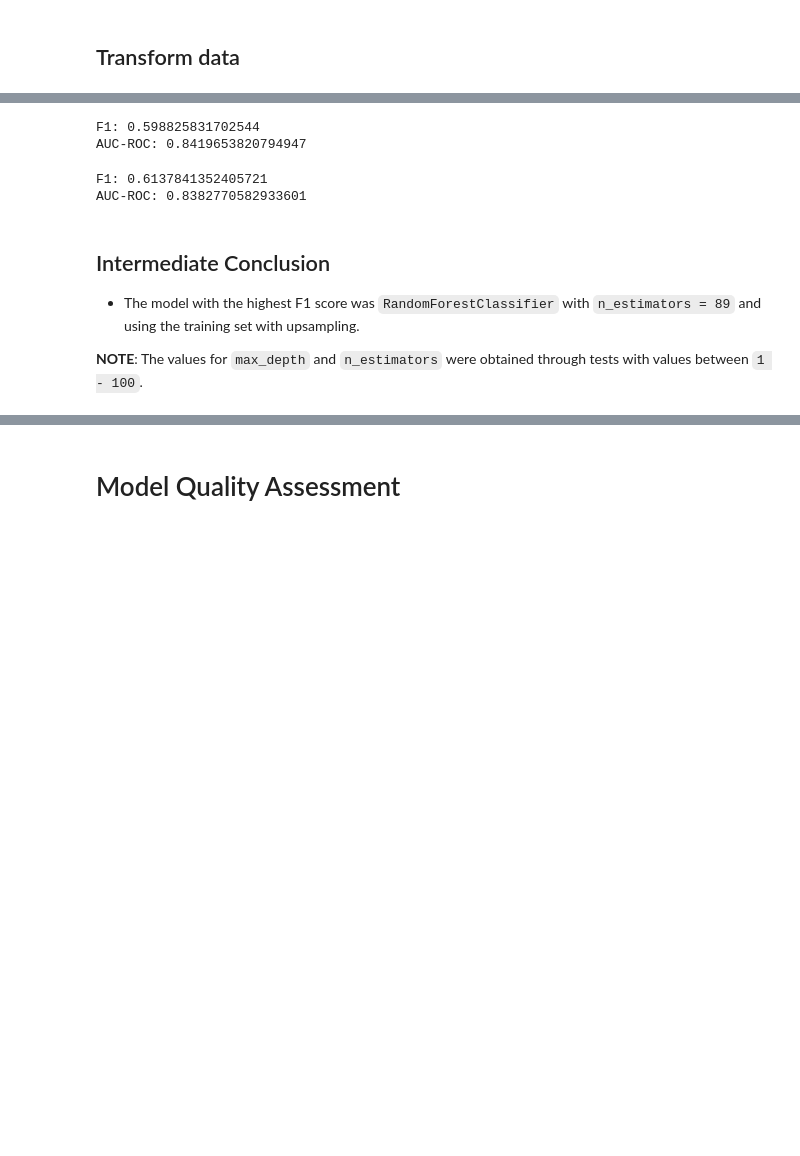
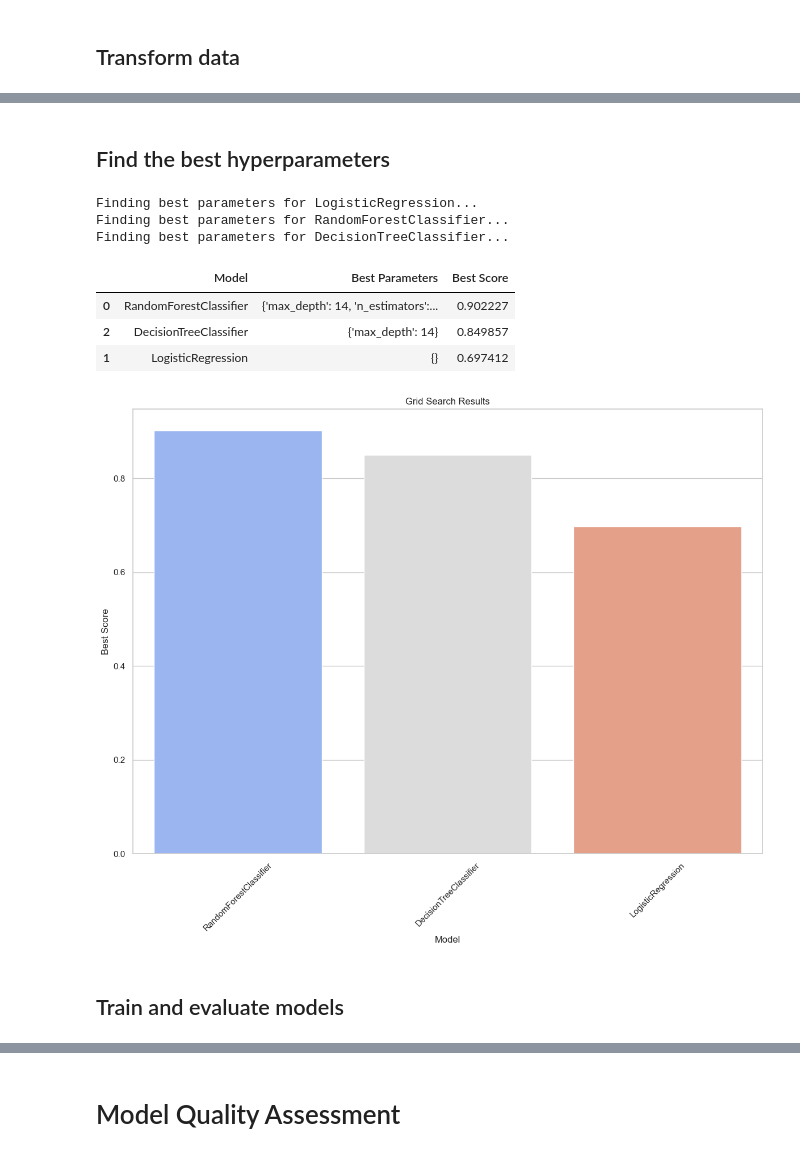
Before and after one commit to keneth4/ml_projects, a Jupyter notebook: ds/2. Customer churn prediction for a bank.ipynb, the cells around one changed output, grey strips where cells are left out. Drawn from its saved outputs; the diff is of its cells as text; code cells hidden in the pictures; blank space fills up the shorter version.

```diff
--- a/ds/2. Customer churn prediction for a bank.ipynb
+++ b/ds/2. Customer churn prediction for a bank.ipynb
@@ -348,6 +372,0 @@ AUC-ROC: 0.8241029464247908
-# %%
-# Test the Decision Tree model with the upsampled training set
-model = DecisionTreeClassifier(random_state=random_state, max_depth=best_depth)
-f1, auc_roc = train_evaluate_model(model, features_upsampled, target_upsampled, features_valid, target_valid)
-print('F1:', f1)
-print('AUC-ROC:', auc_roc)
@@ -359,25 +373,5 @@ AUC-ROC: 0.8310244134068074
-# %%
-# Test the Random Forest model with the downsampled training set
-best_est = 16
-model = RandomForestClassifier(random_state=random_state, n_estimators=best_est)
-f1, auc_roc = train_evaluate_model(model, features_downsampled, target_downsampled, features_valid, target_valid)
-print('F1:', f1)
-print('AUC-ROC:', auc_roc)
-# %% [output]
-F1: 0.598825831702544
-AUC-ROC: 0.8419653820794947
-# %%
-# Test the Random Forest model with the upsampled training set
-best_est = 89
-model = RandomForestClassifier(random_state=random_state, n_estimators=best_est)
-f1, auc_roc = train_evaluate_model(model, features_upsampled, target_upsampled, features_valid, target_valid)
-print('F1:', f1)
-print('AUC-ROC:', auc_roc)
-# %% [output]
-F1: 0.6137841352405721
-AUC-ROC: 0.8382770582933601
-# %% [markdown]
-## Intermediate Conclusion
-- The model with the highest F1 score was `RandomForestClassifier` with `n_estimators = 89` and using the training set with upsampling.
-
-**NOTE**: The values for `max_depth` and `n_estimators` were obtained through tests with values between `1 - 100`.
+# %% [markdown]
+## Find the best hyperparameters
+# %%
+# Set the scoring metric to be used for choosing the best hyperparameters
+scoring = 'f1'
@@ -383,0 +413,31 @@ AUC-ROC: 0.8382770582933601
+# %%
+# Define the models and their basic hyperparameters
+models = [
+    {
+        'model': LogisticRegression(random_state=random_state),
+        'param_grid': {}
+    },
+    {
+        'model': RandomForestClassifier(random_state=random_state),
+        'param_grid': {'n_estimators': np.arange(50, 201, 50), 'max_depth': np.arange(3, 15)}
+    },
+    {
+        'model': DecisionTreeClassifier(random_state=random_state),
+        'param_grid': {'max_depth': np.arange(3, 15)}
+    },
+]
+
+# Find the best hyperparameters for each model
+results = find_best_params(models, features_train, target_train, scoring)
+
+# Print the results
+results
+# %% [output]
+Finding best parameters for LogisticRegression...
+Finding best parameters for RandomForestClassifier...
+Finding best parameters for DecisionTreeClassifier...
+|  | Model | Best Parameters | Best Score |
+| 0 | RandomForestClassifier | {'max_depth': 14, 'n_estimators':... | 0.902227 |
+| 2 | DecisionTreeClassifier | {'max_depth': 14} | 0.849857 |
+| 1 | LogisticRegression | {} | 0.697412 |
+[figure, added]
@@ -383,0 +454,2 @@ AUC-ROC: 0.8382770582933601
+# %% [markdown]
+## Train and evaluate models
```
Also changed, not shown: parts of 59 cells of this notebook.
